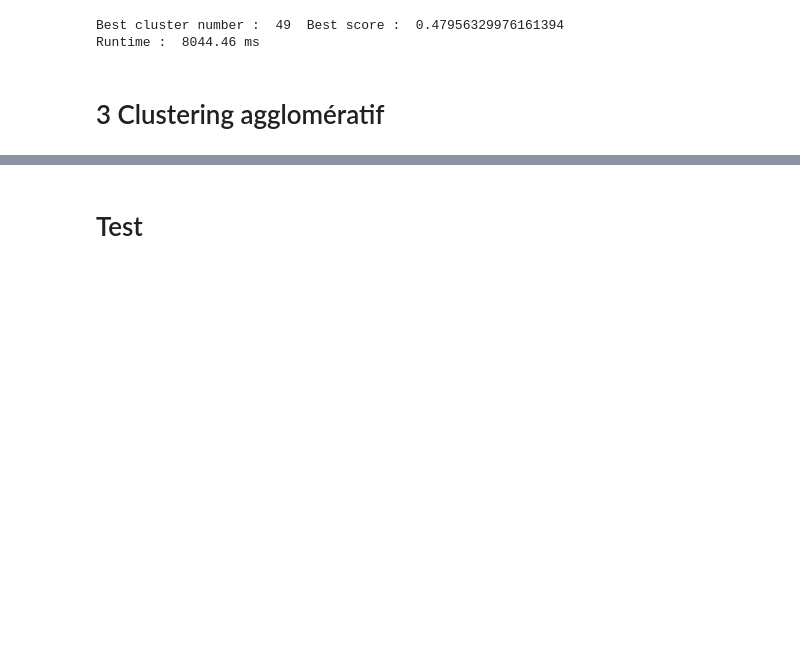
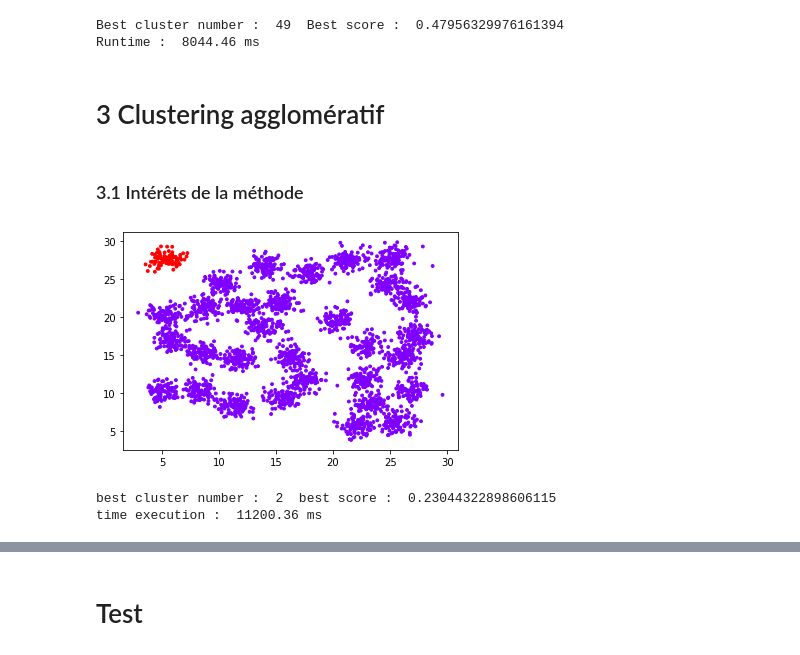
Before and after one commit to KevinCavailles/TP_clustering, a Jupyter notebook: notebook_clustering.ipynb, the cells around one changed output, grey strips where cells are left out. Cells and saved outputs as stored; diff of their text form; code cells hidden in the pictures; blank space fills up the shorter version.

```diff
--- a/notebook_clustering.ipynb
+++ b/notebook_clustering.ipynb
@@ -146,19 +146,27 @@ def Agglomeratif(fileTestName,manieres):
     score_max = 0
     starttime = time.time()
 
-    for i in range(2,100) :
+    for i in range(2,50) :
         data_temp = new_data;
-        kmeans = cluster.AgglomerativeClustering(n_clusters=i).fit(data_temp)
+        kmeans = cluster.AgglomerativeClustering(n_clusters=i,linkage=manieres, affinity='euclidean').fit(data_temp)
         labels = kmeans.labels_
         score = metrics.silhouette_score(data_temp, labels, metric='euclidean')
         if score > score_max :
             i_max = i
             score_max = score
     endtime = time.time()
-    kmeans = cluster.KMeans(n_clusters=i_max, init='k-means++').fit(new_data)
+    kmeans = cluster.AgglomerativeClustering(n_clusters=i_max,linkage=manieres, affinity='euclidean').fit(data_temp)
     labels = kmeans.labels_
-    for (x,y,c) in zip(x_list, y_list, kmeans.labels_):
-        plt.plot(x, y,'o',color=colors[c])
+
+    plt.scatter(x_list, y_list, c=labels,s=8,cmap="rainbow")
     plt.show()
     print("best cluster number : ",i_max, " best score : ",score_max)
     print("time execution : ", round((endtime - starttime)*1000,2),"ms")
+# %% [markdown]
+### 3.1 Intérêts de la méthode
+# %%
+Agglomeratif("D31.arff",'single')
+# %% [output]
+[figure, added]
+best cluster number :  2  best score :  0.23044322898606115
+time execution :  11200.36 ms
```
Also changed, not shown: parts of 13 cells of this notebook.
